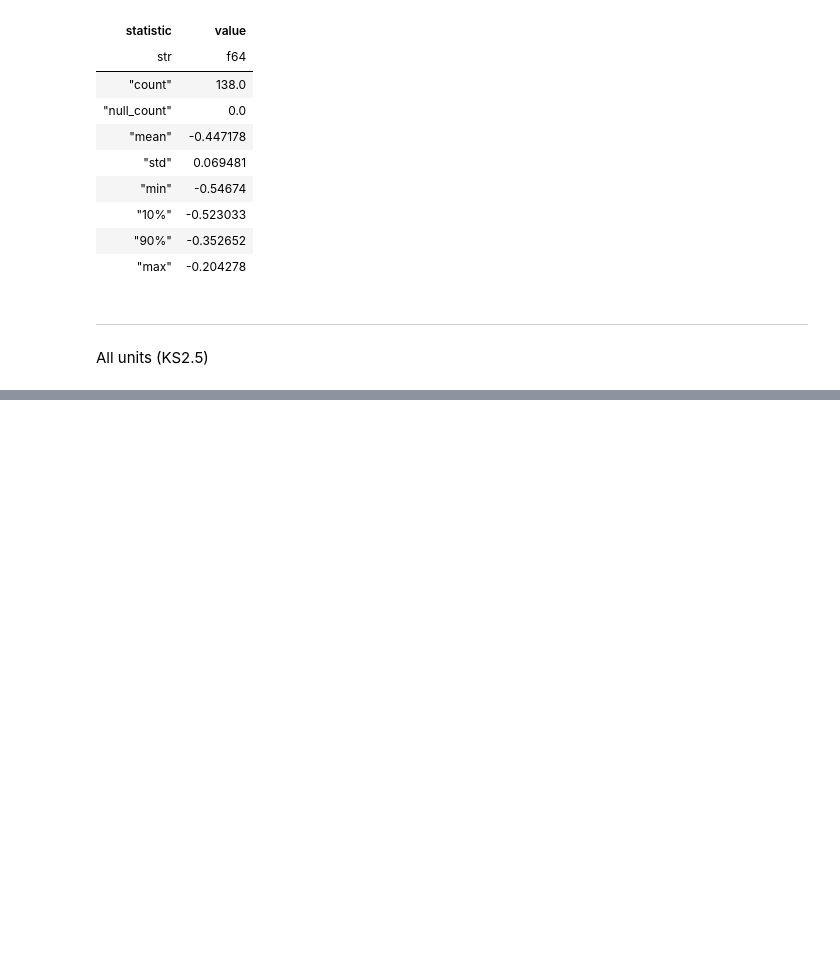
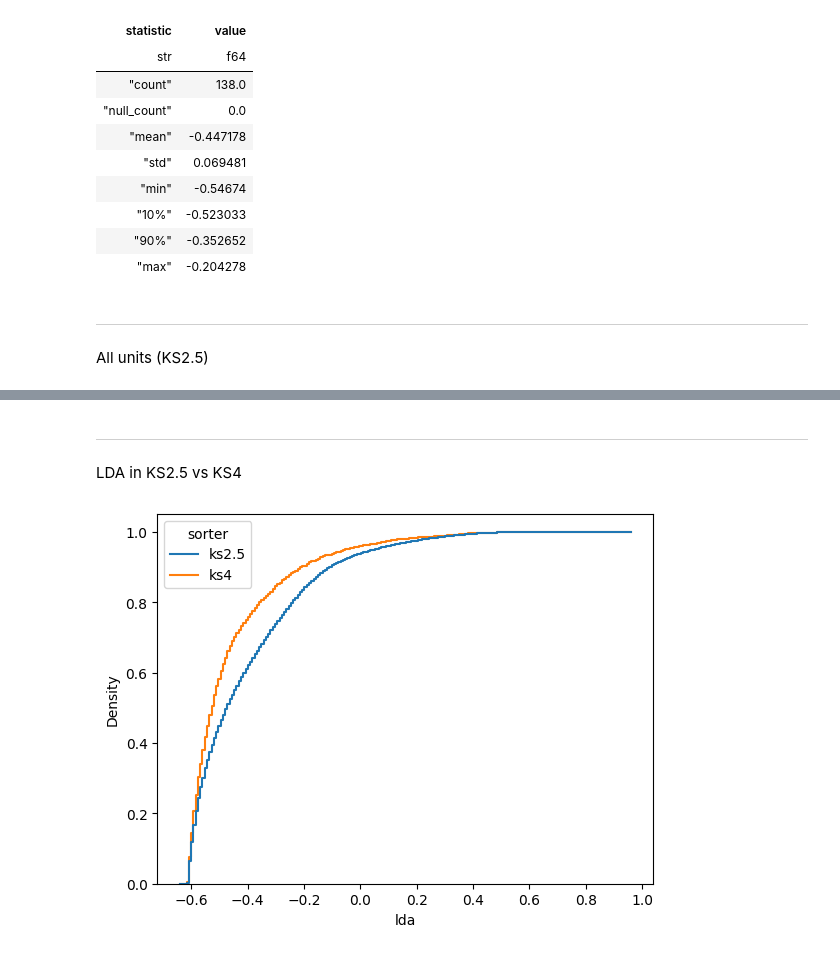
Before and after one commit to AllenNeuralDynamics/dynamic-routing-unit-drift-qc-dashboard, a Jupyter notebook: notebooks/drift_sessions.ipynb, the cells around one changed output, grey strips where cells are left out. Drawn from its saved outputs; the diff is of its cells as text; code cells hidden in the pictures; blank space fills up the shorter version.

```diff
--- a/notebooks/drift_sessions.ipynb
+++ b/notebooks/drift_sessions.ipynb
@@ -287,0 +274,29 @@ shape: (1, 5)
+# %% [markdown]
+---
+LDA in KS2.5 vs KS4
+# %%
+import seaborn as sns
+
+df = (
+    lda_all_ks4_df
+    .select('lda')
+    .with_columns(sorter=pl.lit('ks4'))
+    .merge_sorted(
+        other=(
+            lda_all_df
+            .select('lda')
+            .with_columns(sorter=pl.lit('ks2.5'))
+        ),
+        key='lda',
+    )
+    .fill_nan(None)
+    .drop_nulls()
+    .sort('lda')
+    .with_columns(
+        cdf=(pl.col('lda').cum_count() / pl.col('lda').count()).over('sorter'),
+    )
+)
+
+sns.histplot(df.to_pandas(), x='lda', hue='sorter', cumulative=True, stat='density', common_norm=False, element='step', fill=False);
+# %% [output]
+[figure, added]
```
Also changed, not shown: parts of 7 cells of this notebook, 2 other files.
